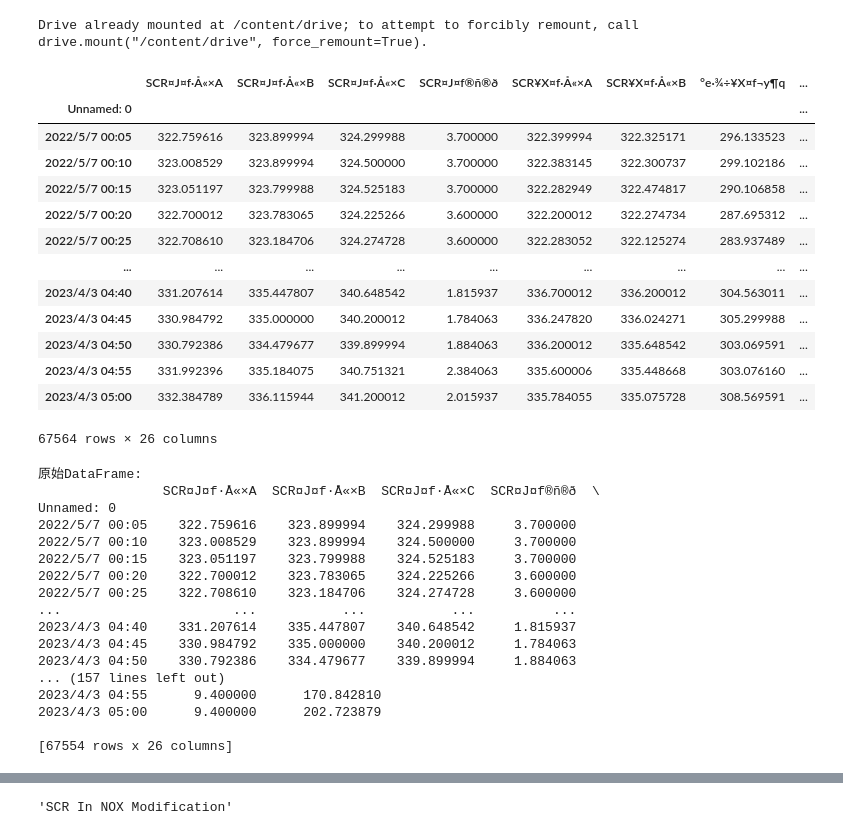
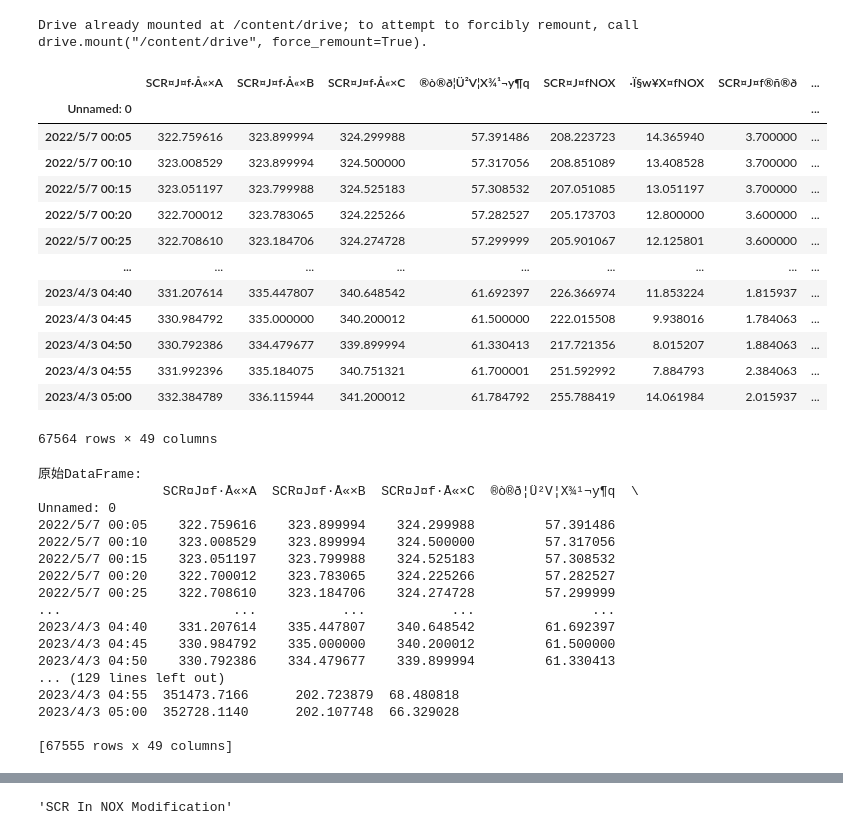
Before and after one commit to skywalker0803r/SCR, a Jupyter notebook: SCR_transformer.ipynb, the cells around one changed output, grey strips where cells are left out. Saved outputs shown, nothing was run; the diff lists cells and outputs as text; code cells hidden in the pictures.

```diff
--- a/SCR_transformer.ipynb
+++ b/SCR_transformer.ipynb
@@ -8,27 +8,27 @@ Drive already mounted at /content/drive; to attempt to forcibly remount, call dr
 # %%
 import pandas as pd
 import numpy as np
 
-df = pd.read_csv('/content/drive/MyDrive/SCR/LT2_SCR_20220507_20230403(5min)F_R2_LAG5.csv', encoding= 'unicode_escape')
+df = pd.read_csv('/content/drive/MyDrive/SCR/LT2_SCR_20220507_20230403(5min)F_1.csv', encoding= 'unicode_escape')
 df.set_index(df.columns[0],inplace=True)
 for i in df.columns:
   df[i] = pd.to_numeric(df[i],errors='coerce')
 df
 # %% [output]
-|  | SCR¤J¤f·Å«×A | SCR¤J¤f·Å«×B | SCR¤J¤f·Å«×C | SCR¤J¤f®ñ®ð | SCR¥X¤f·Å«×A | SCR¥X¤f·Å«×B | °e­·¾÷¥X¤f¬y¶q | ... |
+|  | SCR¤J¤f·Å«×A | SCR¤J¤f·Å«×B | SCR¤J¤f·Å«×C | ®ò®ð¦Ü²V¦X¾¹¬y¶q | SCR¤J¤fNOX | ·Ï§w¥X¤fNOX | SCR¤J¤f®ñ®ð | ... |
 | Unnamed: 0 |  |  |  |  |  |  |  | ... |
-| 2022/5/7 00:05 | 322.759616 | 323.899994 | 324.299988 | 3.700000 | 322.399994 | 322.325171 | 296.133523 | ... |
-| 2022/5/7 00:10 | 323.008529 | 323.899994 | 324.500000 | 3.700000 | 322.383145 | 322.300737 | 299.102186 | ... |
-| 2022/5/7 00:15 | 323.051197 | 323.799988 | 324.525183 | 3.700000 | 322.282949 | 322.474817 | 290.106858 | ... |
-| 2022/5/7 00:20 | 322.700012 | 323.783065 | 324.225266 | 3.600000 | 322.200012 | 322.274734 | 287.695312 | ... |
-| 2022/5/7 00:25 | 322.708610 | 323.184706 | 324.274728 | 3.600000 | 322.283052 | 322.125274 | 283.937489 | ... |
+| 2022/5/7 00:05 | 322.759616 | 323.899994 | 324.299988 | 57.391486 | 208.223723 | 14.365940 | 3.700000 | ... |
+| 2022/5/7 00:10 | 323.008529 | 323.899994 | 324.500000 | 57.317056 | 208.851089 | 13.408528 | 3.700000 | ... |
+| 2022/5/7 00:15 | 323.051197 | 323.799988 | 324.525183 | 57.308532 | 207.051085 | 13.051197 | 3.700000 | ... |
+| 2022/5/7 00:20 | 322.700012 | 323.783065 | 324.225266 | 57.282527 | 205.173703 | 12.800000 | 3.600000 | ... |
+| 2022/5/7 00:25 | 322.708610 | 323.184706 | 324.274728 | 57.299999 | 205.901067 | 12.125801 | 3.600000 | ... |
 | ... | ... | ... | ... | ... | ... | ... | ... | ... |
-| 2023/4/3 04:40 | 331.207614 | 335.447807 | 340.648542 | 1.815937 | 336.700012 | 336.200012 | 304.563011 | ... |
-| 2023/4/3 04:45 | 330.984792 | 335.000000 | 340.200012 | 1.784063 | 336.247820 | 336.024271 | 305.299988 | ... |
-| 2023/4/3 04:50 | 330.792386 | 334.479677 | 339.899994 | 1.884063 | 336.200012 | 335.648542 | 303.069591 | ... |
-| 2023/4/3 04:55 | 331.992396 | 335.184075 | 340.751321 | 2.384063 | 335.600006 | 335.448668 | 303.076160 | ... |
-| 2023/4/3 05:00 | 332.384789 | 336.115944 | 341.200012 | 2.015937 | 335.784055 | 335.075728 | 308.569591 | ... |
+| 2023/4/3 04:40 | 331.207614 | 335.447807 | 340.648542 | 61.692397 | 226.366974 | 11.853224 | 1.815937 | ... |
+| 2023/4/3 04:45 | 330.984792 | 335.000000 | 340.200012 | 61.500000 | 222.015508 | 9.938016 | 1.784063 | ... |
+| 2023/4/3 04:50 | 330.792386 | 334.479677 | 339.899994 | 61.330413 | 217.721356 | 8.015207 | 1.884063 | ... |
+| 2023/4/3 04:55 | 331.992396 | 335.184075 | 340.751321 | 61.700001 | 251.592992 | 7.884793 | 2.384063 | ... |
+| 2023/4/3 05:00 | 332.384789 | 336.115944 | 341.200012 | 61.784792 | 255.788419 | 14.061984 | 2.015937 | ... |
-67564 rows × 26 columns
+67564 rows × 49 columns
 # %%
 df_cleaned = df.dropna(axis=0, how='any')
 df_cleaned = df_cleaned[~df_cleaned.isin([np.inf, -np.inf]).any(axis=1)]
@@ -40,20 +40,20 @@ print("\n处理后的DataFrame:")
 print(df_cleaned)
 # %% [output]
 原始DataFrame:
-                SCR¤J¤f·Å«×A  SCR¤J¤f·Å«×B  SCR¤J¤f·Å«×C  SCR¤J¤f®ñ®ð  \
+                SCR¤J¤f·Å«×A  SCR¤J¤f·Å«×B  SCR¤J¤f·Å«×C  ®ò®ð¦Ü²V¦X¾¹¬y¶q  \
 Unnamed: 0
-2022/5/7 00:05    322.759616    323.899994    324.299988     3.700000
-2022/5/7 00:10    323.008529    323.899994    324.500000     3.700000
-2022/5/7 00:15    323.051197    323.799988    324.525183     3.700000
-2022/5/7 00:20    322.700012    323.783065    324.225266     3.600000
-2022/5/7 00:25    322.708610    323.184706    324.274728     3.600000
-...                      ...           ...           ...          ...
-2023/4/3 04:40    331.207614    335.447807    340.648542     1.815937
-2023/4/3 04:45    330.984792    335.000000    340.200012     1.784063
-2023/4/3 04:50    330.792386    334.479677    339.899994     1.884063
-... (157 lines left out)
-2023/4/3 04:55      9.400000      170.842810
-2023/4/3 05:00      9.400000      202.723879
+2022/5/7 00:05    322.759616    323.899994    324.299988         57.391486
+2022/5/7 00:10    323.008529    323.899994    324.500000         57.317056
+2022/5/7 00:15    323.051197    323.799988    324.525183         57.308532
+2022/5/7 00:20    322.700012    323.783065    324.225266         57.282527
+2022/5/7 00:25    322.708610    323.184706    324.274728         57.299999
+...                      ...           ...           ...               ...
+2023/4/3 04:40    331.207614    335.447807    340.648542         61.692397
+2023/4/3 04:45    330.984792    335.000000    340.200012         61.500000
+2023/4/3 04:50    330.792386    334.479677    339.899994         61.330413
+... (129 lines left out)
+2023/4/3 04:55  351473.7166      202.723879  68.480818
+2023/4/3 05:00  352728.1140      202.107748  66.329028
 
-[67554 rows x 26 columns]
+[67555 rows x 49 columns]
 # %%
```
Also changed, not shown: parts of 32 cells of this notebook.
